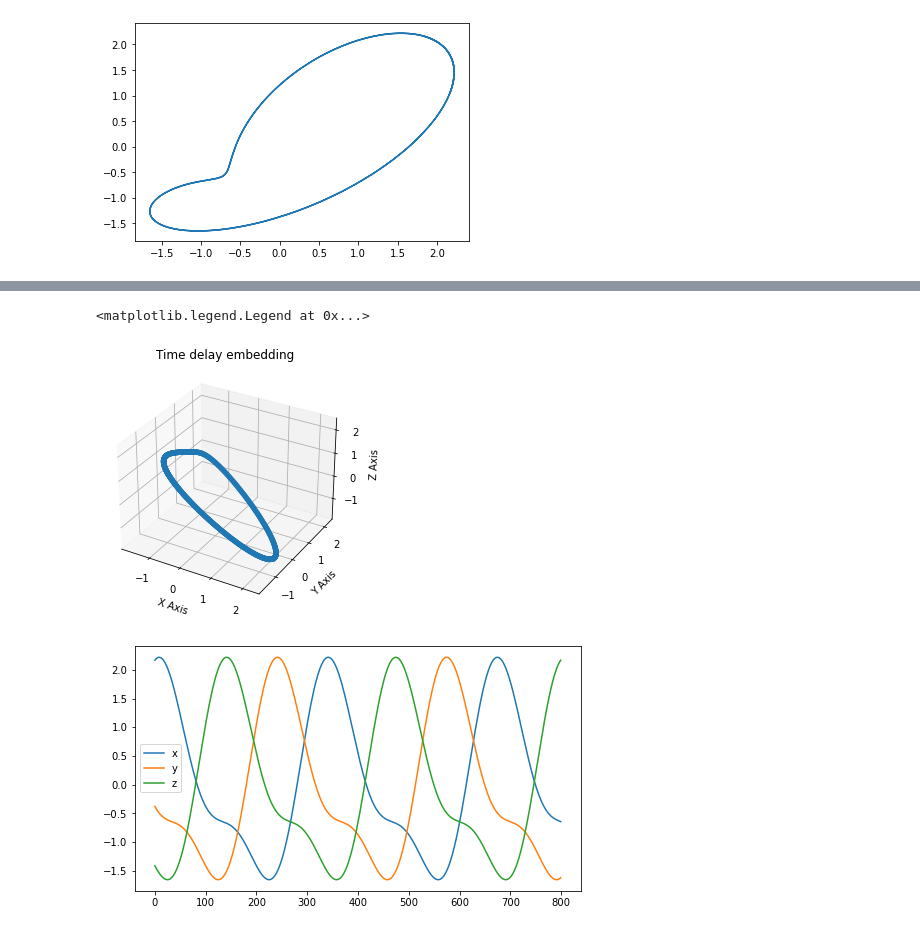
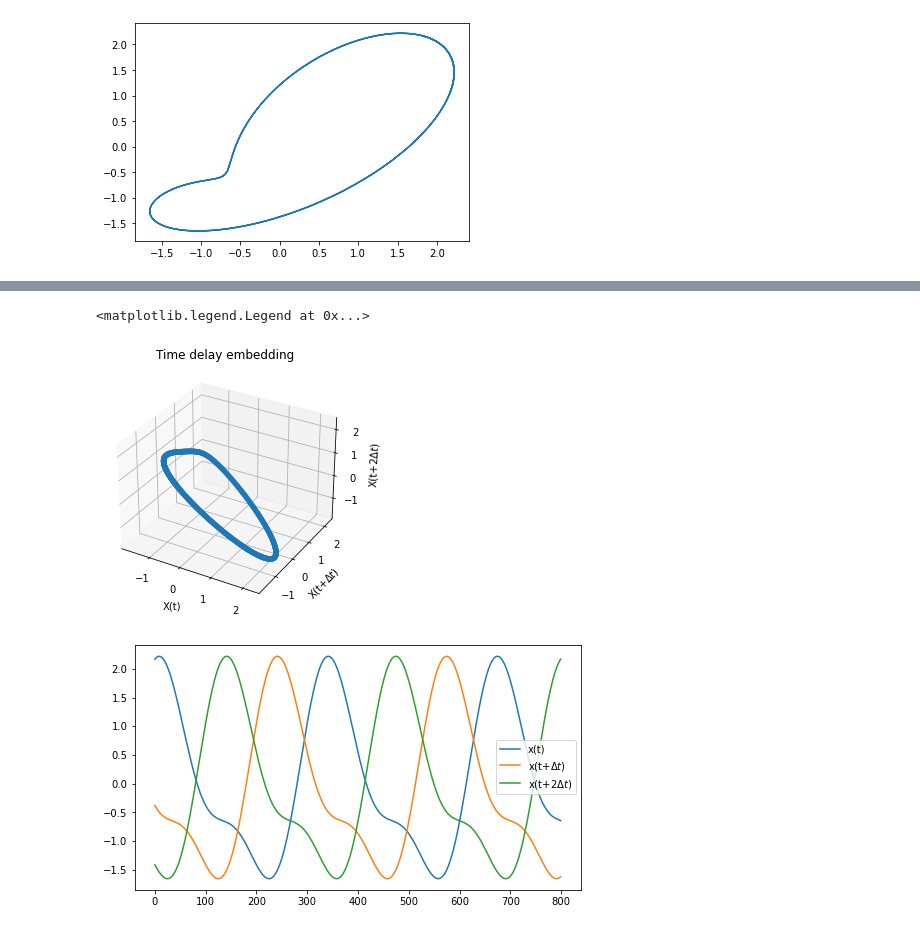
Before and after one commit to evtodorov/MLCMS, a Jupyter notebook: Exercise_5/Task_4_1.ipynb, the cells around one changed output, grey strips where cells are left out. Saved outputs shown, nothing was run; the diff lists cells and outputs as text; code cells hidden in the pictures.

```diff
--- a/Exercise_5/Task_4_1.ipynb
+++ b/Exercise_5/Task_4_1.ipynb
@@ -223,27 +229,28 @@ z_3 = data_delay_200
 # %%
 # Plot the time delayed embedded manifold in three dimensions
 fig = plt.figure(figsize=(8, 4.5))
 ax = fig.gca(projection='3d')
 
 sc = ax.scatter(x_3, y_3, z_3)#, c=t,cmap='Blues')
 
 #ax.scatter(x,y,z,c=t,cmap='coolwarm')
-ax.set_xlabel("X Axis")
-ax.set_ylabel("Y Axis")
-ax.set_zlabel("Z Axis")
+ax.set_xlabel('X(t)')
+ax.set_ylabel('X(t+$\Delta t$)')
+ax.set_zlabel('X(t+2$\Delta t$)')
 ax.set_title("Time delay embedding")
+
 
 #plt.colorbar(sc)
 
 plt.figure(figsize=(8,4.5))
-plt.plot(x_3, label='x')
-plt.plot(y_3, label='y')
-plt.plot(z_3, label='z')
+plt.plot(x_3, label='x(t)')
+plt.plot(y_3, label='x(t+$\Delta t)$')
+plt.plot(z_3, label='x(t+2$\Delta t)$')
 plt.legend()
 # %% [output]
 <matplotlib.legend.Legend at 0x...>
-[figure, old version]
+[figure, new version]
-[figure, old version]
+[figure, new version]
 # %%
 # Assigning values of time delay embedding to x, y and z coordinates
 x_4 = data[:,0][0:780]
```
Also changed, not shown: parts of 6 cells of this notebook, 1 other file.
